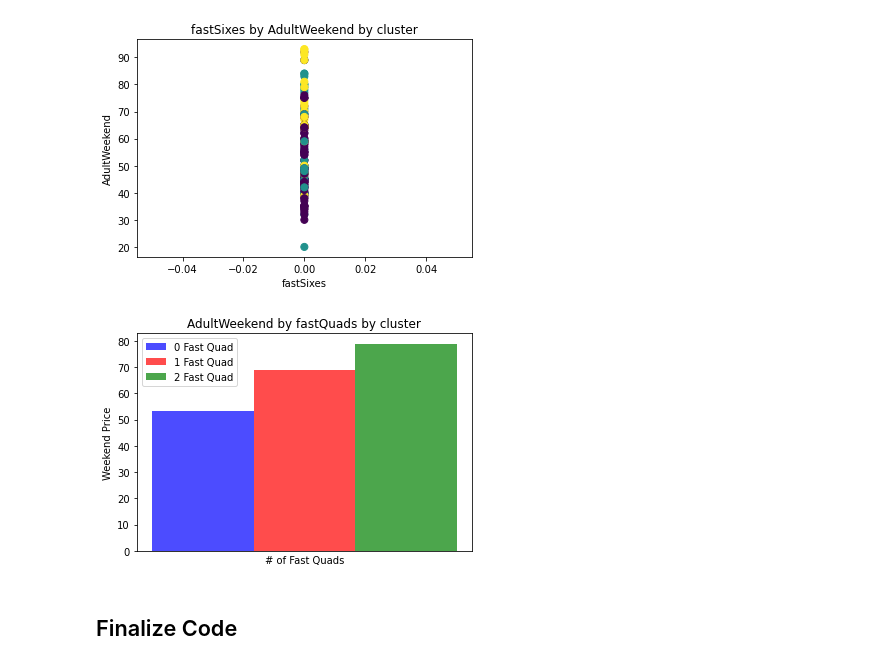
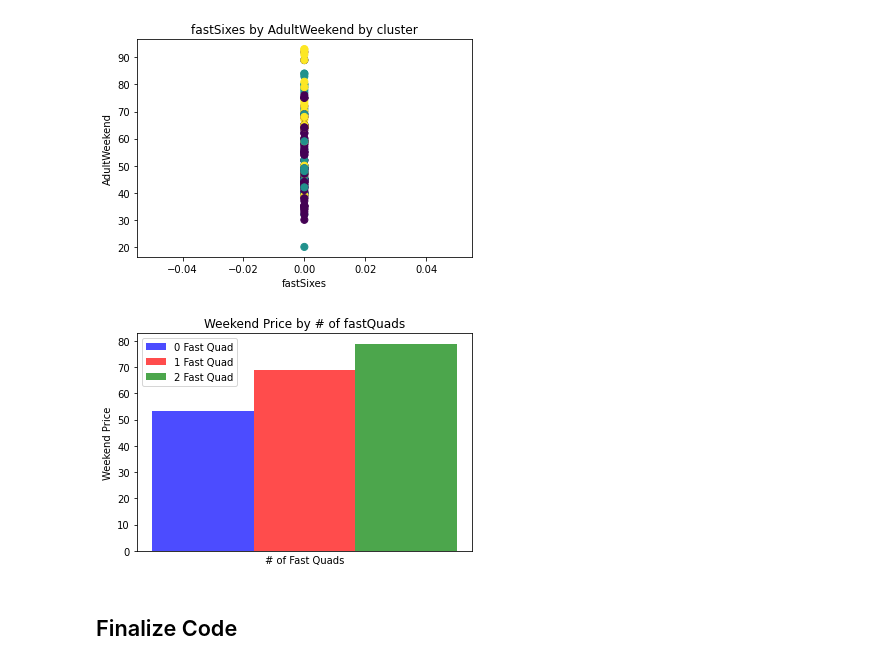
Before and after one commit to shubh8990/Guided_Capstone_1, a Jupyter notebook: Step_6_Documentation/Notebook_stepsix.ipynb, the cells around one changed output. Saved outputs shown, nothing was run; the diff lists cells and outputs as text; code cells hidden in the pictures.

```diff
--- a/Step_6_Documentation/Notebook_stepsix.ipynb
+++ b/Step_6_Documentation/Notebook_stepsix.ipynb
@@ -209,29 +209,29 @@ price_two_weekend = skidata[skidata['fastQuads'] == 2]['AdultWeekend'].mean()
 # %%
 #Plotting the Average Adult Weekend Prices based on the number of fast Quads.
 fig, ax = plt.subplots()
 index = 1
 bar_width = 1
 opacity = 0.7
 error_config = {'ecolor': '0.5'}
 
 r1 = ax.bar(index, price_zero_weekend, bar_width, alpha=opacity, color='b', error_kw=error_config)
 r2 = ax.bar(index + bar_width, price_one_weekend, bar_width, alpha=opacity, color='r', error_kw=error_config)
 r3 = ax.bar(index + bar_width * 2, price_two_weekend, bar_width, alpha=opacity, color='g', error_kw=error_config)
 
 plt.ylabel('Weekend Price')
 plt.xlabel('# of Fast Quads')
 plt.title('Weekend Price changes along with # of fast Quads')
 plt.legend(['0 Fast Quad','1 Fast Quad', '2 Fast Quad'], loc =2)
-plt.title('AdultWeekend by fastQuads by cluster')
+plt.title('Weekend Price by # of fastQuads')
 plt.tick_params(
     axis='x',          # changes apply to the x-axis
     which='both',      # both major and minor ticks are affected
     bottom=False,      # ticks along the bottom edge are off
     top=False,         # ticks along the top edge are off
     labelbottom=False)
 plt.savefig('figues/fig5.png',bbox_inches='tight')
 # %% [output]
-[figure, old version]
+[figure, new version]
 # %% [markdown]
 ## Finalize Code
 # %% [markdown]
```
Also changed, not shown: 1 other file.
